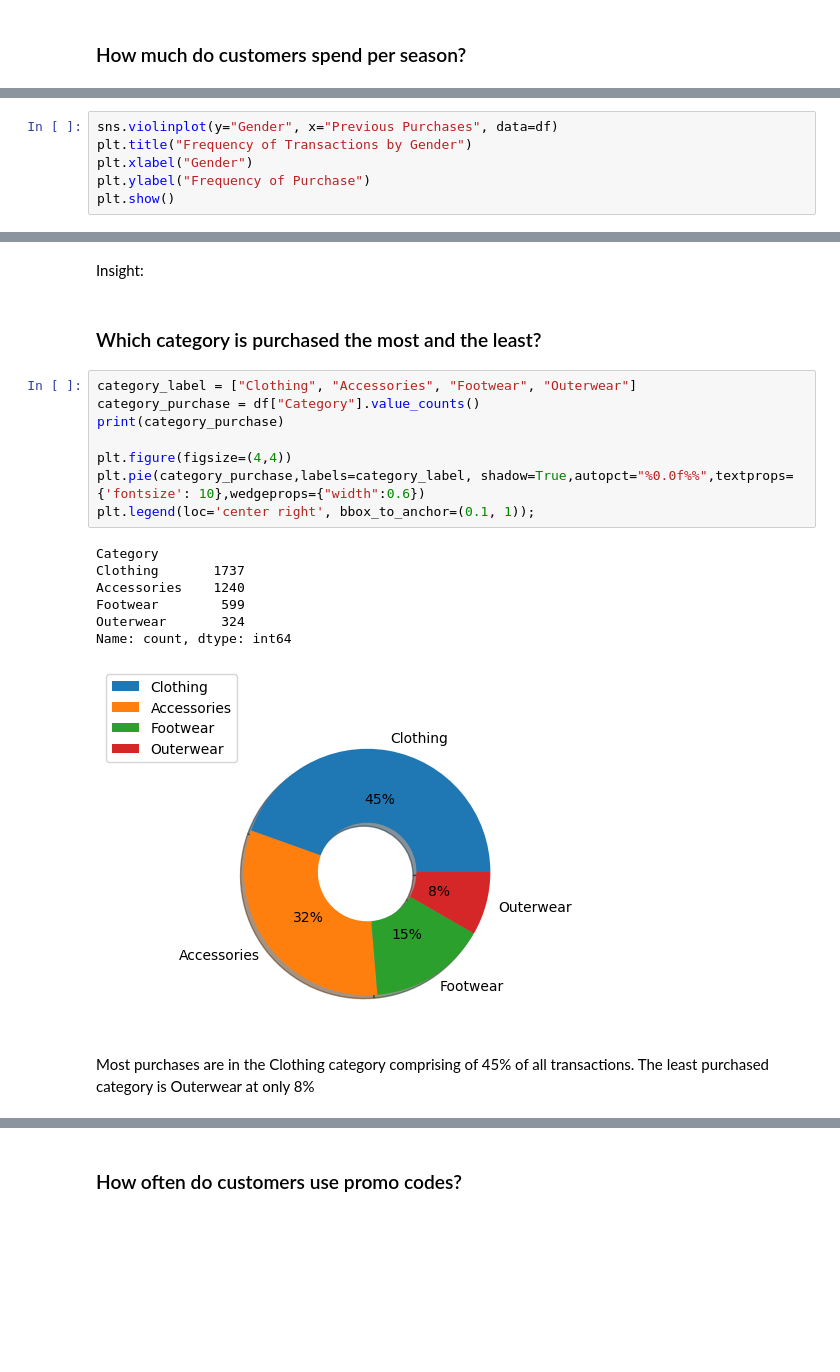
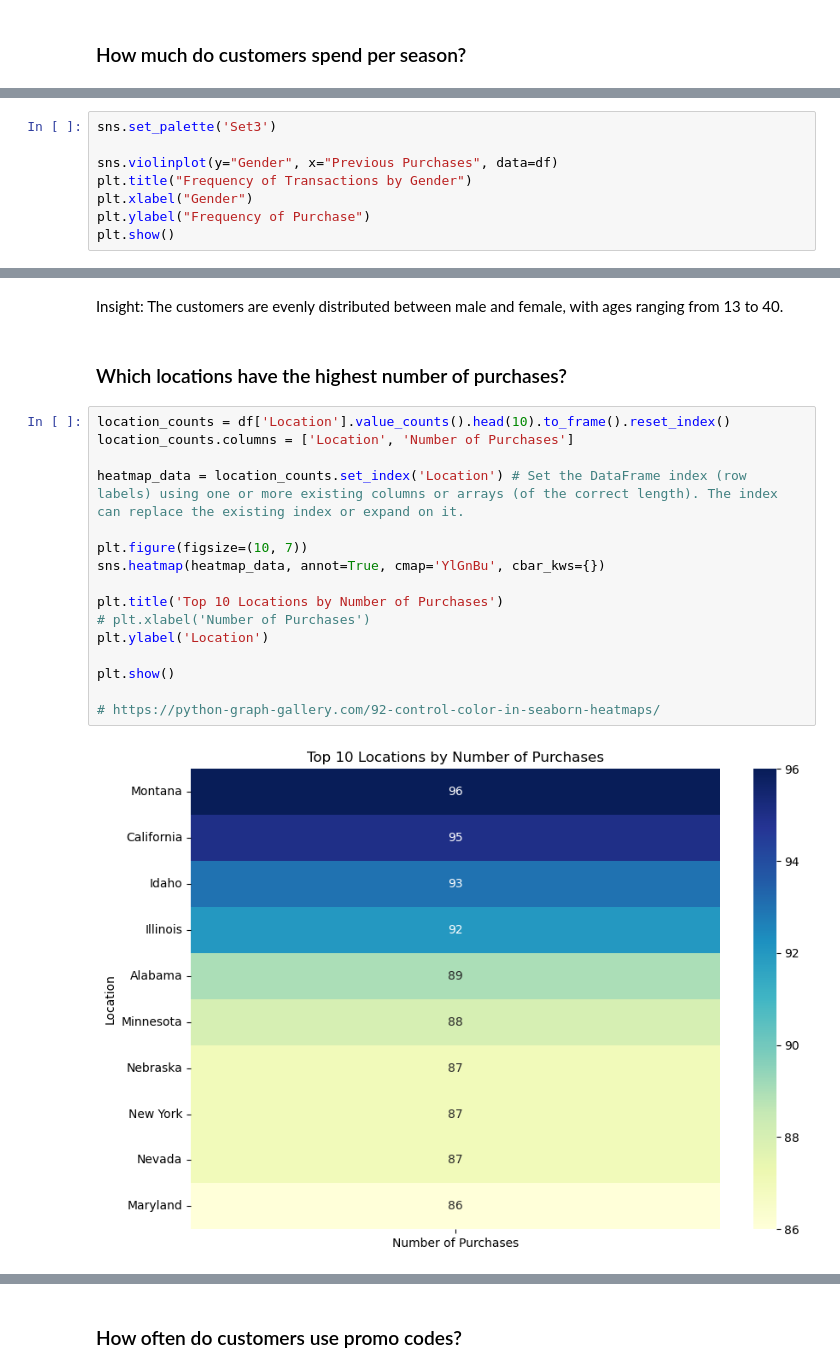
Before and after one commit to hyaesm/e-commerce-shopping-habits-eda, a Jupyter notebook: DSPT14-Individual-Project-E-Commerce-Consumer-Behavior-EDA.ipynb, the cells around one changed output, grey strips where cells are left out. Saved outputs shown, nothing was run; the diff lists cells and outputs as text; blank space fills up the shorter version.

```diff
--- a/DSPT14-Individual-Project-E-Commerce-Consumer-Behavior-EDA.ipynb
+++ b/DSPT14-Individual-Project-E-Commerce-Consumer-Behavior-EDA.ipynb
@@ -303,4 +318,6 @@ df.head()
 # %%
+sns.set_palette('Set3')
+
 sns.violinplot(y="Gender", x="Previous Purchases", data=df)
 plt.title("Frequency of Transactions by Gender")
 plt.xlabel("Gender")
@@ -311,22 +328,22 @@ plt.show()
-# %% [markdown]
-Insight:
-# %% [markdown]
-### Which category is purchased the most and the least?
-# %%
-category_label = ["Clothing", "Accessories", "Footwear", "Outerwear"]
-category_purchase = df["Category"].value_counts()
-print(category_purchase)
-
-plt.figure(figsize=(4,4))
-plt.pie(category_purchase,labels=category_label, shadow=True,autopct="%0.0f%%",textprops={'fontsize': 10},wedgeprops={"width":0.6})
-plt.legend(loc='center right', bbox_to_anchor=(0.1, 1));
-# %% [output]
-Category
-Clothing       1737
-Accessories    1240
-Footwear        599
-Outerwear       324
-Name: count, dtype: int64
-[figure, removed]
-# %% [markdown]
-Most purchases are in the Clothing category comprising of 45% of all transactions. The least purchased category is Outerwear at only 8%
+# %% [markdown]
+Insight: The customers are evenly distributed between male and female, with ages ranging from 13 to 40.
+# %% [markdown]
+### Which locations have the highest number of purchases?
+# %%
+location_counts = df['Location'].value_counts().head(10).to_frame().reset_index()
+location_counts.columns = ['Location', 'Number of Purchases']
+
+heatmap_data = location_counts.set_index('Location') # Set the DataFrame index (row labels) using one or more existing columns or arrays (of the correct length). The index can replace the existing index or expand on it.
+
+plt.figure(figsize=(10, 7))
+sns.heatmap(heatmap_data, annot=True, cmap='YlGnBu', cbar_kws={})
+
+plt.title('Top 10 Locations by Number of Purchases')
+# plt.xlabel('Number of Purchases')
+plt.ylabel('Location')
+
+plt.show()
+
+# https://python-graph-gallery.com/92-control-color-in-seaborn-heatmaps/
+# %% [output]
+[figure, added]
```
Also changed, not shown: parts of 19 cells of this notebook.
